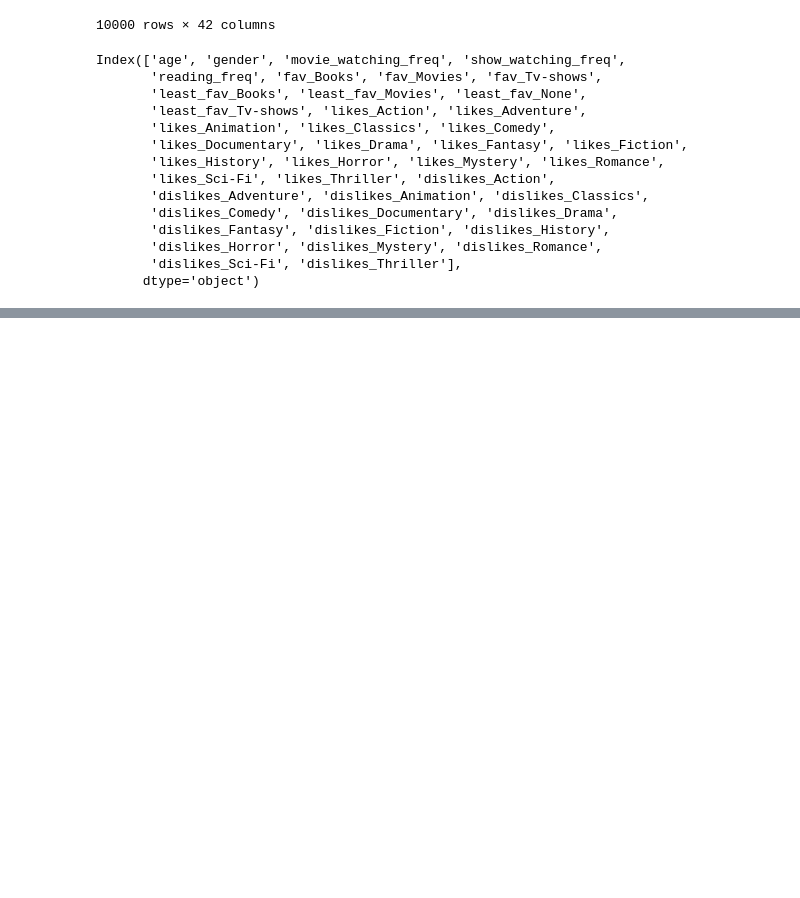
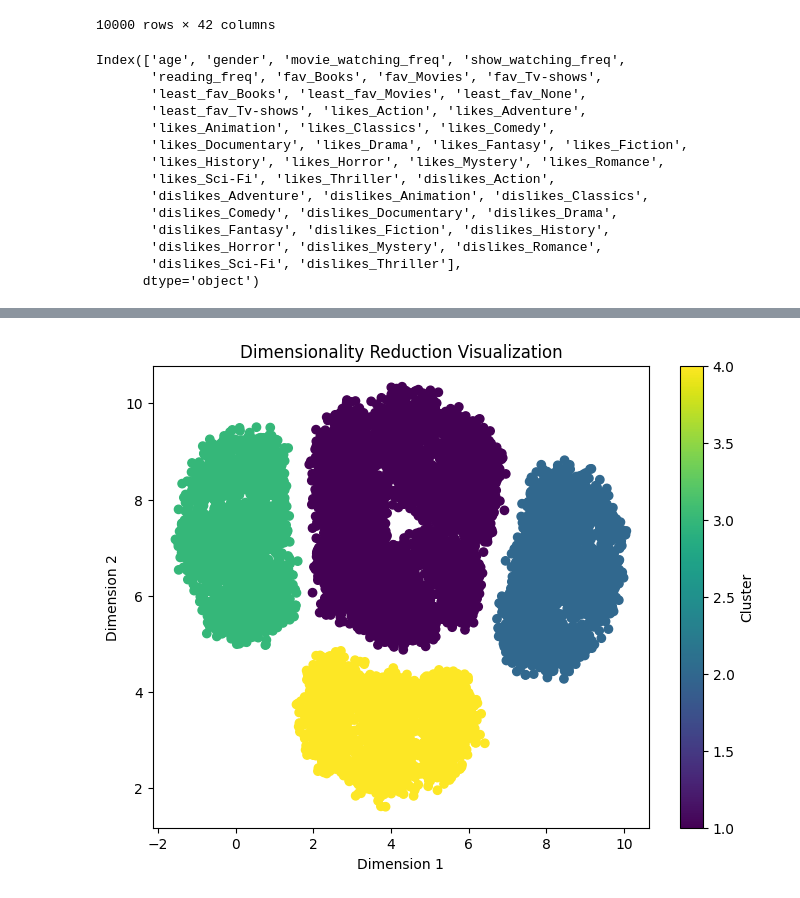
Before and after one commit to xandga/Capstone-Project, a Jupyter notebook: Clustering.ipynb, the cells around one changed output, grey strips where cells are left out. Saved outputs shown, nothing was run; the diff lists cells and outputs as text; code cells hidden in the pictures; blank space fills up the shorter version.

```diff
--- a/Clustering.ipynb
+++ b/Clustering.ipynb
@@ -179,0 +321,5 @@ plt.show()
+# %%
+umap_object = umap.UMAP(n_neighbors=300, min_dist=0.8, random_state=42)
+# %%
+%%time
+umap_embedding = umap_object.fit_transform(data_scaled)
@@ -179,0 +329,5 @@ plt.show()
+# %%
+# create a scatter plot of the UMAP output
+visualize_dimensionality_reduction(umap_embedding, np.array(cluster_kmeans))
+# %% [output]
+[figure, added]
```
Also changed, not shown: parts of 28 cells of this notebook.
